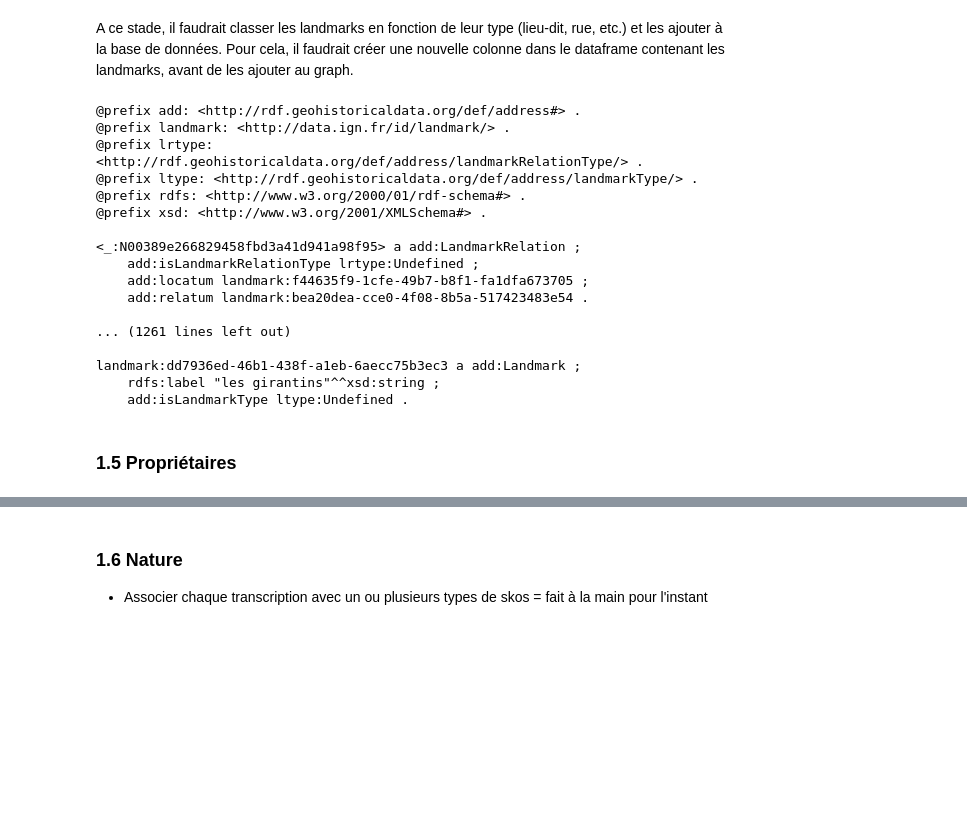
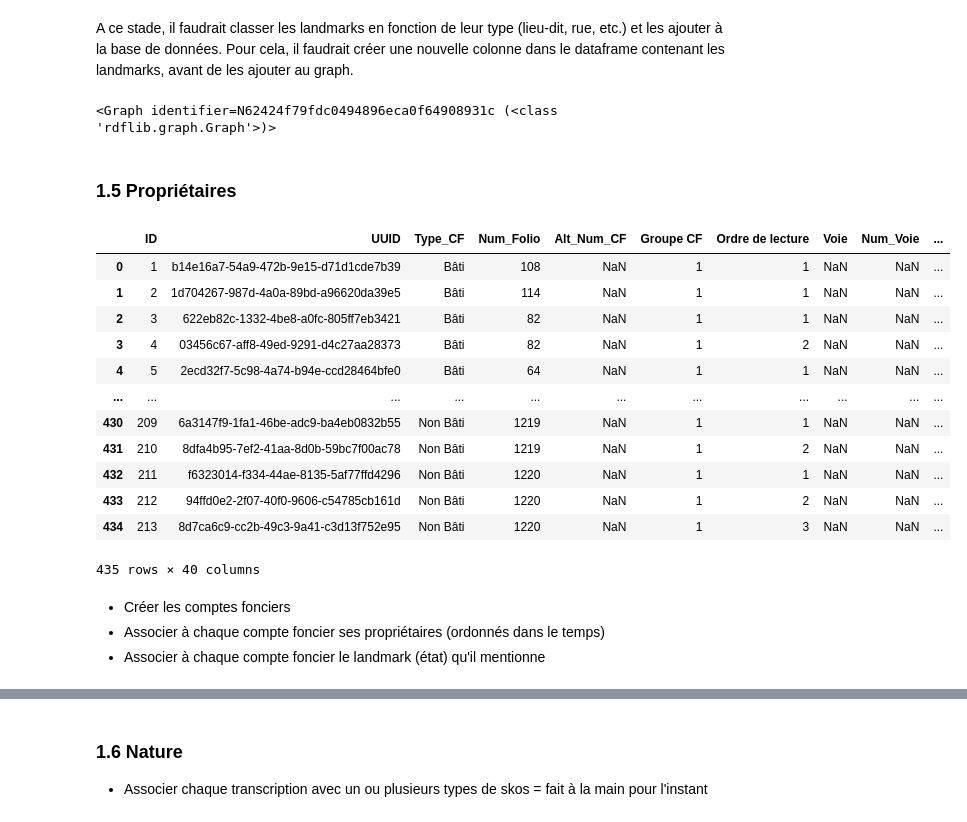
Before and after one commit to solenn-tl/ontologie-peuplement, a Jupyter notebook: notebooks/10-instances/14-create_plot-mentions.ipynb, the cells around one changed output, grey strips where cells are left out. Drawn from its saved outputs; the diff is of its cells as text; code cells hidden in the pictures; blank space fills up the shorter version.

```diff
--- a/notebooks/10-instances/14-create_plot-mentions.ipynb
+++ b/notebooks/10-instances/14-create_plot-mentions.ipynb
@@ -429,36 +443,52 @@ g.bind("lrtype", lrtype)
 g.bind("atype", atype)
 
 for elem in unique_addresses:
-    if elem[2] != 'nan':
-        subject_uri = URIRef(baseuri + str(elem[1]))
+    if elem[3] != 'nan':
+        subject_uri = URIRef(baseuri + str(elem[2]))
         g.add((subject_uri, RDF.type, add.Landmark))
         g.add((subject_uri, add.isLandmarkType, ltype.Undefined))
-        g.add((subject_uri, RDFS.label, Literal(elem[2], datatype=XSD.string)))
+        g.add((subject_uri, RDFS.label, Literal(elem[3], datatype=XSD.string)))
 
         lr = BNode()
         g.add((URIRef(lr.n3()), RDF.type, add.LandmarkRelation))
-        g.add((URIRef(lr.n3()), add.isLandmarkRelationType, lrtype.Undefined))
+        g.add((URIRef(lr.n3()), add.isLandmarkRelationType, lrtype.Within))
         g.add((URIRef(lr.n3()), add.locatum, subject_uri))
-        g.add((URIRef(lr.n3()), add.relatum, URIRef('http://data.ign.fr/id/landmark/bea20dea-cce0-4f08-8b5a-517423483e54')))
+        if elem[1] == 'MAT_1813' or elem[1] == 'MAT_1836':
+            g.add((URIRef(lr.n3()), add.relatum, URIRef('http://data.ign.fr/id/landmark/bea20dea-cce0-4f08-8b5a-517423483e54')))
+        else:
+            g.add((URIRef(lr.n3()), add.relatum, URIRef('http://data.ign.fr/id/landmark/be7e055d-2b9e-4959-bc9b-283f140f5006')))
 
-print(g.serialize(format='turtle'))
+#print(g.serialize(format='turtle'))
+g.serialize(destination=f"{OUTPUT_FOLDER_PATH}/{COMMUNE}_landmarks_lieu_dit.ttl", format='turtle')
 # %% [output]
-@prefix add: <http://rdf.geohistoricaldata.org/def/address#> .
-@prefix landmark: <http://data.ign.fr/id/landmark/> .
-@prefix lrtype: <http://rdf.geohistoricaldata.org/def/address/landmarkRelationType/> .
-@prefix ltype: <http://rdf.geohistoricaldata.org/def/address/landmarkType/> .
-@prefix rdfs: <http://www.w3.org/2000/01/rdf-schema#> .
-@prefix xsd: <http://www.w3.org/2001/XMLSchema#> .
-
-<_:N00389e266829458fbd3a41d941a98f95> a add:LandmarkRelation ;
-    add:isLandmarkRelationType lrtype:Undefined ;
-    add:locatum landmark:f44635f9-1cfe-49b7-b8f1-fa1dfa673705 ;
-    add:relatum landmark:bea20dea-cce0-4f08-8b5a-517423483e54 .
-
-... (1261 lines left out)
-
-landmark:dd7936ed-46b1-438f-a1eb-6aecc75b3ec3 a add:Landmark ;
-    rdfs:label "les girantins"^^xsd:string ;
-    add:isLandmarkType ltype:Undefined .
+<Graph identifier=N62424f79fdc0494896eca0f64908931c (<class 'rdflib.graph.Graph'>)>
 # %% [markdown]
 ### 1.5 Propriétaires
+# %%
+owners_df.columns
+owners_df['groupe_cf'] = owners_df['groupe_cf'].astype(str)
+matrices['Groupe CF'] = matrices['Groupe CF'].astype(str)
+# %%
+matrices = matrices.merge(owners_df, how='left', right_on=["registre","type_folio","folio",'groupe_cf'], left_on=["registre","Type_CF","Num_Folio","Groupe CF"])
+matrices = matrices.drop(["type_folio","folio",'groupe_cf',"transcription","cell"], axis=1).reset_index(drop=True)
+matrices['CF_uuid'] = [uuid.uuid4() for _ in range(len(matrices))]
+matrices['CF_uuid'] = matrices.groupby(['registre', 'Num_Folio_clean','Type_CF','Groupe CF'])['CF_uuid'].transform(lambda x: uuid.uuid4())
+matrices
+# %% [output]
+|  | ID | UUID | Type_CF | Num_Folio | Alt_Num_CF | Groupe CF | Ordre de lecture | Voie | Num_Voie | ... |
+| 0 | 1 | b14e16a7-54a9-472b-9e15-d71d1cde7b39 | Bâti | 108 | NaN | 1 | 1 | NaN | NaN | ... |
+| 1 | 2 | 1d704267-987d-4a0a-89bd-a96620da39e5 | Bâti | 114 | NaN | 1 | 1 | NaN | NaN | ... |
+| 2 | 3 | 622eb82c-1332-4be8-a0fc-805ff7eb3421 | Bâti | 82 | NaN | 1 | 1 | NaN | NaN | ... |
+| 3 | 4 | 03456c67-aff8-49ed-9291-d4c27aa28373 | Bâti | 82 | NaN | 1 | 2 | NaN | NaN | ... |
+| 4 | 5 | 2ecd32f7-5c98-4a74-b94e-ccd28464bfe0 | Bâti | 64 | NaN | 1 | 1 | NaN | NaN | ... |
+| ... | ... | ... | ... | ... | ... | ... | ... | ... | ... | ... |
+| 430 | 209 | 6a3147f9-1fa1-46be-adc9-ba4eb0832b55 | Non Bâti | 1219 | NaN | 1 | 1 | NaN | NaN | ... |
+| 431 | 210 | 8dfa4b95-7ef2-41aa-8d0b-59bc7f00ac78 | Non Bâti | 1219 | NaN | 1 | 2 | NaN | NaN | ... |
+| 432 | 211 | f6323014-f334-44ae-8135-5af77ffd4296 | Non Bâti | 1220 | NaN | 1 | 1 | NaN | NaN | ... |
+| 433 | 212 | 94ffd0e2-2f07-40f0-9606-c54785cb161d | Non Bâti | 1220 | NaN | 1 | 2 | NaN | NaN | ... |
+| 434 | 213 | 8d7ca6c9-cc2b-49c3-9a41-c3d13f752e95 | Non Bâti | 1220 | NaN | 1 | 3 | NaN | NaN | ... |
+435 rows × 40 columns
+# %% [markdown]
+* Créer les comptes fonciers
+* Associer à chaque compte foncier ses propriétaires (ordonnés dans le temps)
+* Associer à chaque compte foncier le landmark (état) qu'il mentionne
```
Also changed, not shown: parts of 12 cells of this notebook, 3 other files.
